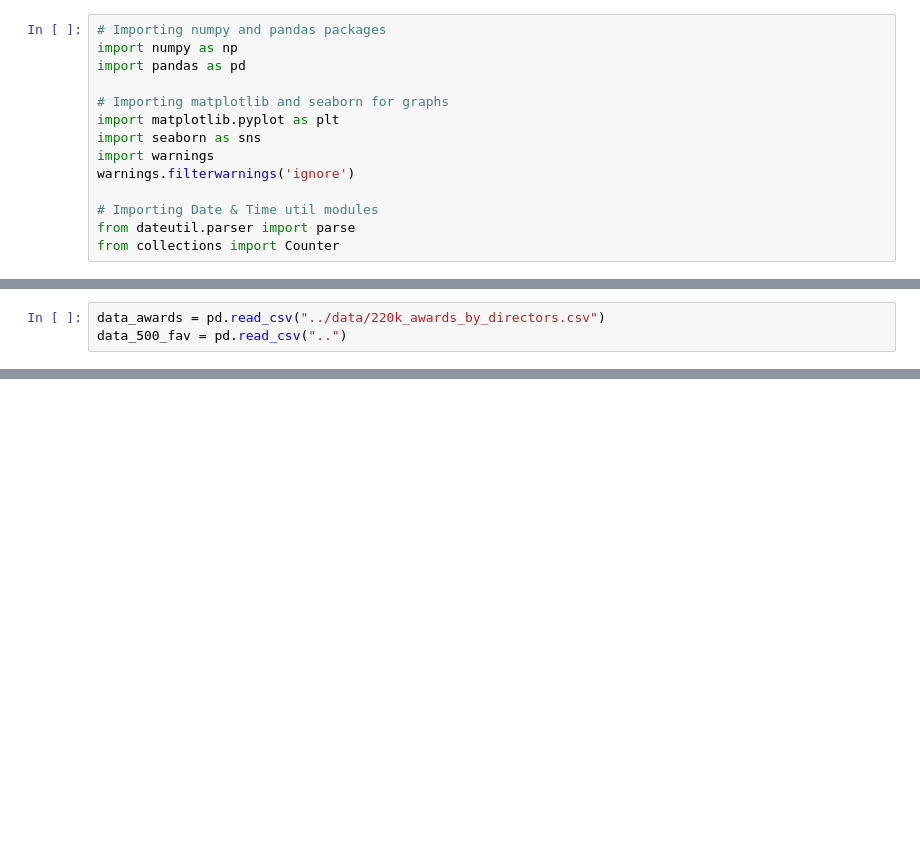
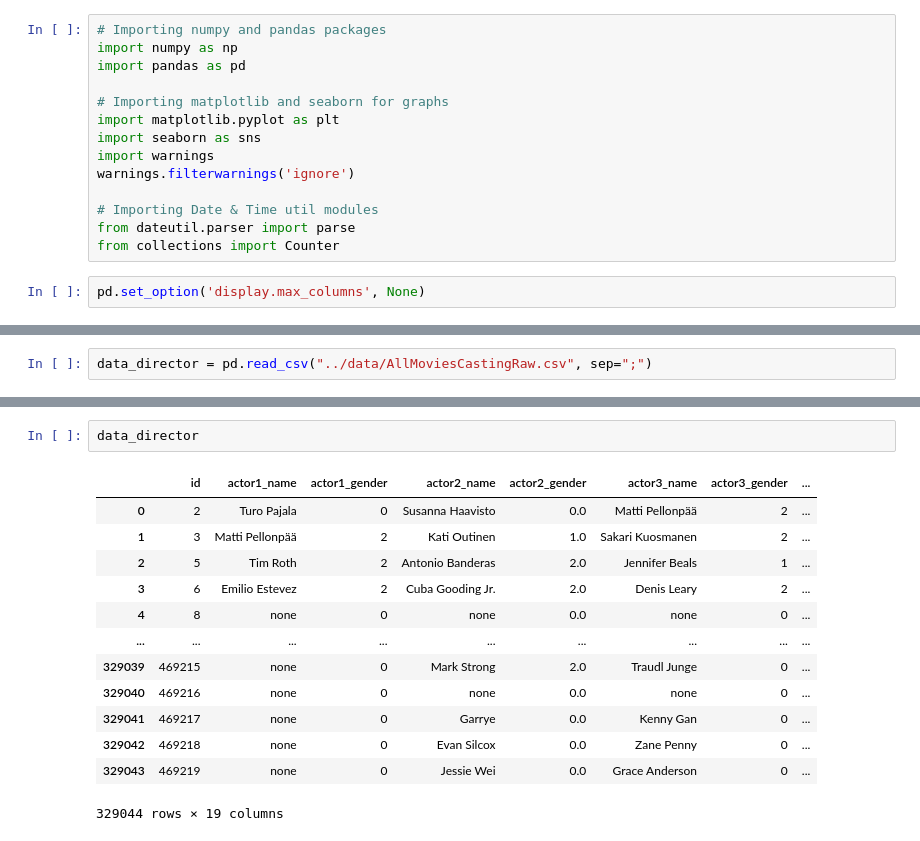
Before and after one commit to scienclick/pde_cap_mrp_zagros, a Jupyter notebook: notebooks/sah.ipynb, the cells around one changed output, grey strips where cells are left out. Cells and saved outputs as stored; diff of their text form; blank space fills up the shorter version.

```diff
--- a/notebooks/sah.ipynb
+++ b/notebooks/sah.ipynb
@@ -12,5 +12,7 @@ warnings.filterwarnings('ignore')
 # Importing Date & Time util modules
 from dateutil.parser import parse
 from collections import Counter
+# %%
+pd.set_option('display.max_columns', None)
 # %%
 data_cleaned = pd.read_csv("../data/AllMoviesDetailsCleaned.csv", encoding='utf-8-sig', sep=";", engine="python",parse_dates=["release_date"])
@@ -18,3 +404,2 @@ data_cleaned = pd.read_csv("../data/AllMoviesDetailsCleaned.csv", encoding='utf-
 # %%
-data_awards = pd.read_csv("../data/220k_awards_by_directors.csv")
-data_500_fav = pd.read_csv("..")
+data_director = pd.read_csv("../data/AllMoviesCastingRaw.csv", sep=";")
@@ -28,0 +406,16 @@ data_500_fav = pd.read_csv("..")
+# %%
+data_director
+# %% [output]
+|  | id | actor1_name | actor1_gender | actor2_name | actor2_gender | actor3_name | actor3_gender | ... |
+| 0 | 2 | Turo Pajala | 0 | Susanna Haavisto | 0.0 | Matti Pellonpää | 2 | ... |
+| 1 | 3 | Matti Pellonpää | 2 | Kati Outinen | 1.0 | Sakari Kuosmanen | 2 | ... |
+| 2 | 5 | Tim Roth | 2 | Antonio Banderas | 2.0 | Jennifer Beals | 1 | ... |
+| 3 | 6 | Emilio Estevez | 2 | Cuba Gooding Jr. | 2.0 | Denis Leary | 2 | ... |
+| 4 | 8 | none | 0 | none | 0.0 | none | 0 | ... |
+| ... | ... | ... | ... | ... | ... | ... | ... | ... |
+| 329039 | 469215 | none | 0 | Mark Strong | 2.0 | Traudl Junge | 0 | ... |
+| 329040 | 469216 | none | 0 | none | 0.0 | none | 0 | ... |
+| 329041 | 469217 | none | 0 | Garrye | 0.0 | Kenny Gan | 0 | ... |
+| 329042 | 469218 | none | 0 | Evan Silcox | 0.0 | Zane Penny | 0 | ... |
+| 329043 | 469219 | none | 0 | Jessie Wei | 0.0 | Grace Anderson | 0 | ... |
+329044 rows × 19 columns
```
Also changed, not shown: parts of 48 cells of this notebook.
